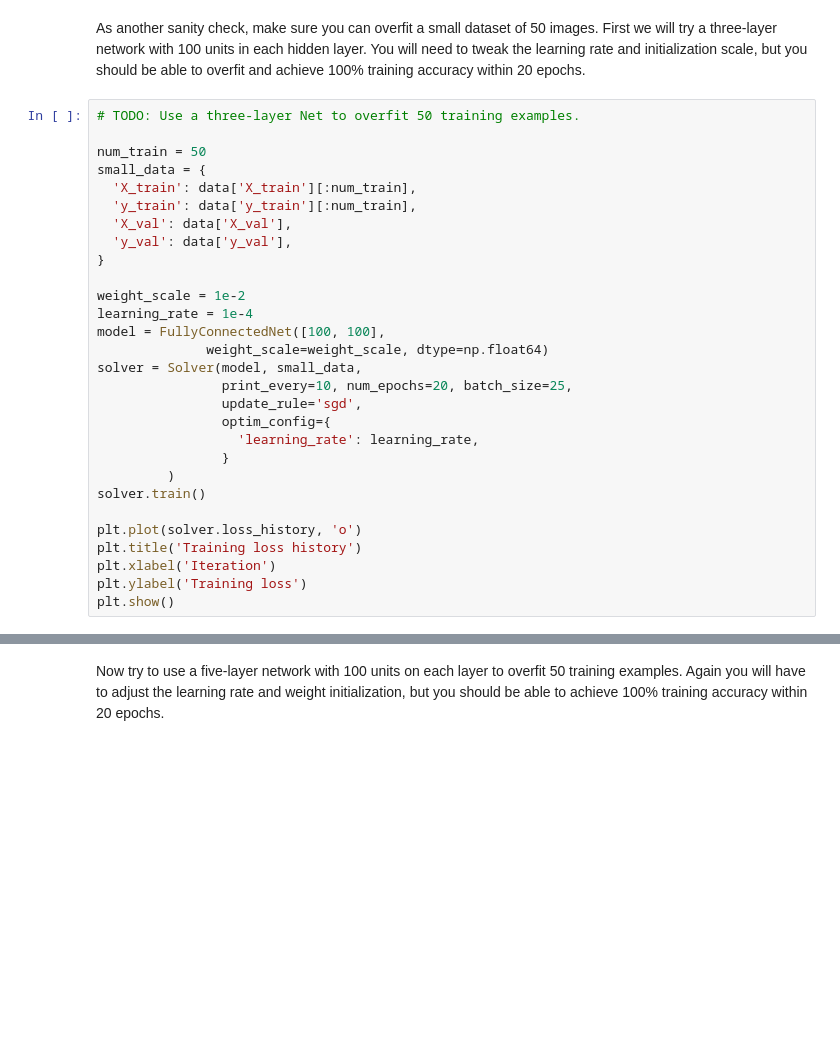
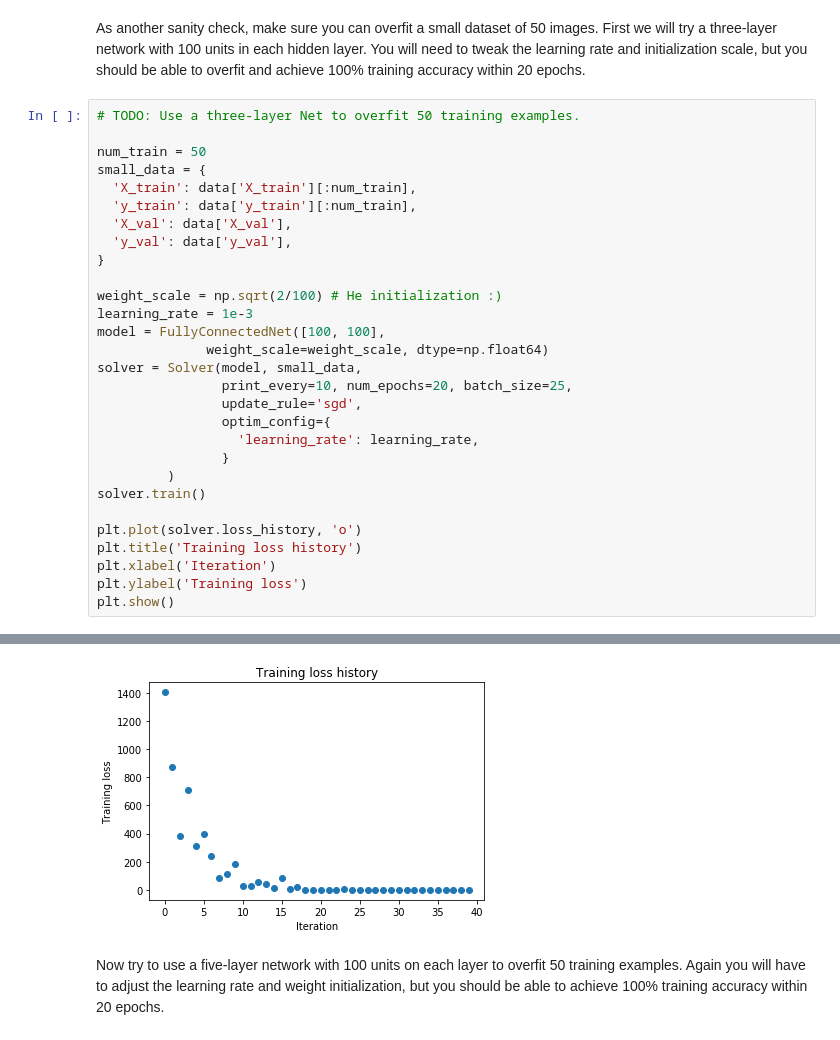
Before and after one commit to maykulkarni/CS231N, a Jupyter notebook: assignment2/FullyConnectedNets.ipynb, the cells around one changed output, grey strips where cells are left out. Drawn from its saved outputs; the diff is of its cells as text; blank space fills up the shorter version.

```diff
--- a/assignment2/FullyConnectedNets.ipynb
+++ b/assignment2/FullyConnectedNets.ipynb
@@ -431,8 +432,8 @@ small_data = {
   'y_val': data['y_val'],
 }
 
-weight_scale = 1e-2
-learning_rate = 1e-4
+weight_scale = np.sqrt(2/100) # He initialization :)
+learning_rate = 1e-3
 model = FullyConnectedNet([100, 100],
               weight_scale=weight_scale, dtype=np.float64)
 solver = Solver(model, small_data,
@@ -449,3 +450,4 @@ plt.title('Training loss history')
 plt.xlabel('Iteration')
 plt.ylabel('Training loss')
 plt.show()
+# %% [output]
@@ -452,3 +471,4 @@ plt.show()
+[figure, added]
 # %% [markdown]
 Now try to use a five-layer network with 100 units on each layer to overfit 50 training examples. Again you will have to adjust the learning rate and weight initialization, but you should be able to achieve 100% training accuracy within 20 epochs.
 # %%
```
Also changed, not shown: parts of 4 cells of this notebook, 3 other files.
